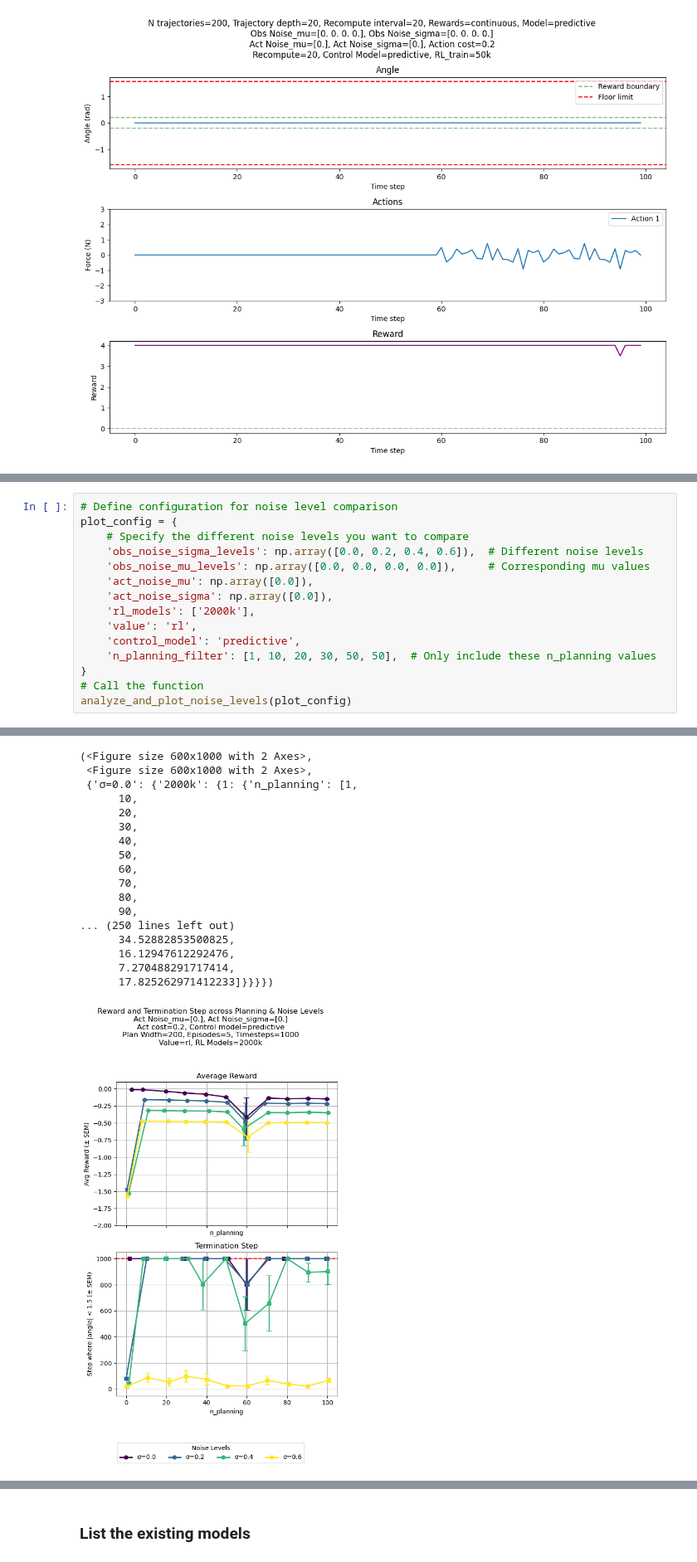
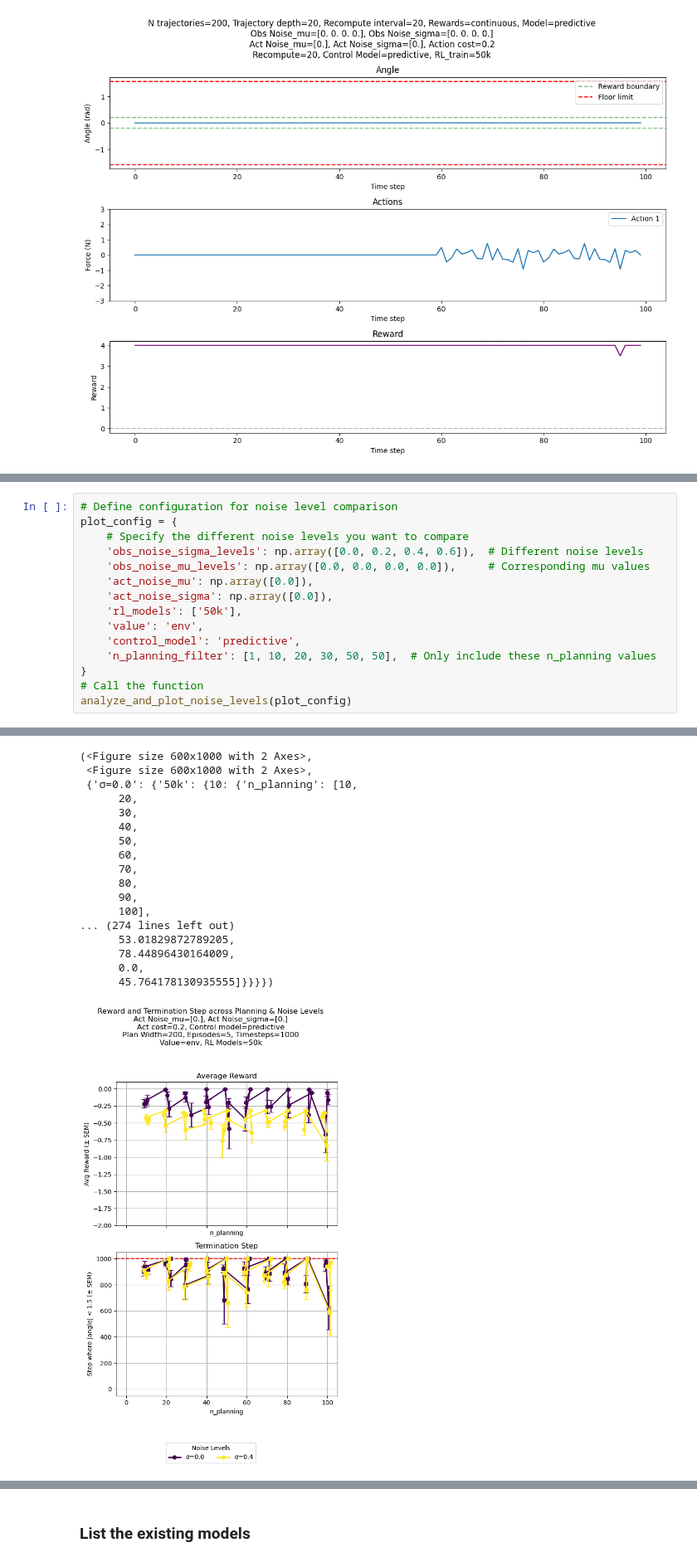
Before and after one commit to jtbuch/mpc_dojo, a Jupyter notebook: cartpole/notebooks/MujocoCartpoleSimulations.ipynb, the cells around one changed output, grey strips where cells are left out. Shown at 83% size. Drawn from its saved outputs; the diff is of its cells as text.

```diff
--- a/cartpole/notebooks/MujocoCartpoleSimulations.ipynb
+++ b/cartpole/notebooks/MujocoCartpoleSimulations.ipynb
@@ -199,8 +184,8 @@ plot_config = {
     'obs_noise_mu_levels': np.array([0.0, 0.0, 0.0, 0.0]),     # Corresponding mu values
     'act_noise_mu': np.array([0.0]),
     'act_noise_sigma': np.array([0.0]),
-    'rl_models': ['2000k'],
-    'value': 'rl',
+    'rl_models': ['50k'],
+    'value': 'env',
     'control_model': 'predictive',
     'n_planning_filter': [1, 10, 20, 30, 50, 50],  # Only include these n_planning values
 }
@@ -227,18 +212,18 @@ Found 11 results for noise level σ=0.6
 (<Figure size 600x1000 with 2 Axes>,
  <Figure size 600x1000 with 2 Axes>,
- {'σ=0.0': {'2000k': {1: {'n_planning': [1,
-      10,
+ {'σ=0.0': {'50k': {10: {'n_planning': [10,
       20,
       30,
       40,
       50,
       60,
       70,
       80,
       90,
-... (250 lines left out)
-      34.52882853500825,
-      16.12947612292476,
-      7.270488291717414,
-      17.825262971412233]}}}})
+      100],
+... (274 lines left out)
+      53.01829872789205,
+      78.44896430164009,
+      0.0,
+      45.764178130935555]}}}})
-[figure, old version]
+[figure, new version]
```
Also changed, not shown: parts of 4 cells of this notebook.
